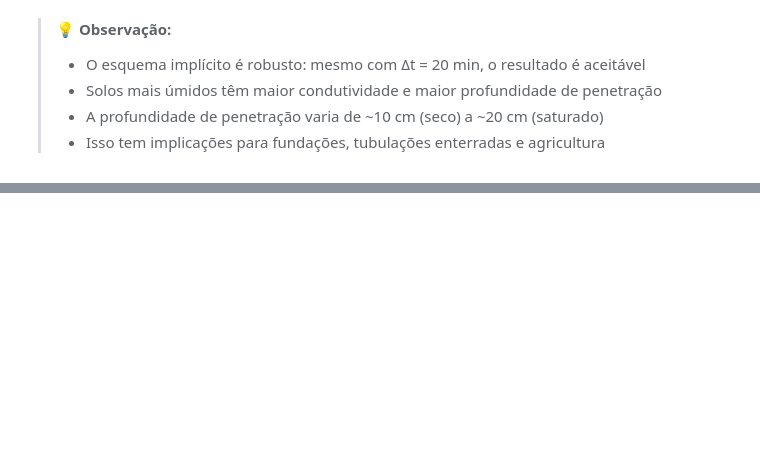
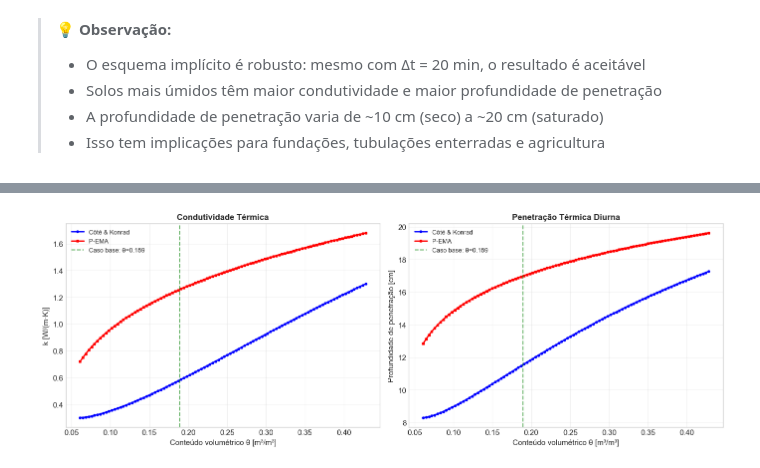
Before and after one commit to JaderLugon/fenomenos-transporte-livro, a Jupyter notebook: casos/EC_08_08_Perfil_Termico_Diurno_Solo.ipynb, the cells around one changed output, grey strips where cells are left out. Cells and saved outputs as stored; diff of their text form; code cells hidden in the pictures; blank space fills up the shorter version.

```diff
--- a/casos/EC_08_08_Perfil_Termico_Diurno_Solo.ipynb
+++ b/casos/EC_08_08_Perfil_Termico_Diurno_Solo.ipynb
@@ -708,0 +1050,85 @@ print(f'  • Solo saturado (Sr=0,95): k={k_range[-1]:.2f} W/(m·K), d={d_pen_ra
+# %%
+# ============================================================
+# IMPACTO NA PROFUNDIDADE DE PENETRAÇÃO TÉRMICA
+# ============================================================
+
+# Frequência angular (período de 24 h)
+omega = 2.0 * np.pi / 86400.0  # [rad/s]
+
+# Profundidade de penetração para cada modelo
+d_ck_range = []
+d_pema_range = []
+
+for k_val in k_ck_range:
+    alpha_val = k_val / (rho_b * c_p)
+    beta_val = np.sqrt(omega / (2.0 * alpha_val))
+    d_ck_range.append(1.0 / beta_val)
+
+for k_val in k_pema_range:
+    alpha_val = k_val / (rho_b * c_p)
+    beta_val = np.sqrt(omega / (2.0 * alpha_val))
+    d_pema_range.append(1.0 / beta_val)
+
+d_ck_range = np.array(d_ck_range)
+d_pema_range = np.array(d_pema_range)
+
+# ============================================================
+# GRÁFICO — IMPACTO NA PENETRAÇÃO TÉRMICA
+# ============================================================
+
+fig, axes = plt.subplots(1, 2, figsize=(14, 5))
+
+# Painel 1: Condutividade térmica
+axes[0].plot(theta_range, k_ck_range, 'b-o', linewidth=2, markersize=3,
+             label='Côté & Konrad')
+axes[0].plot(theta_range, k_pema_range, 'r-s', linewidth=2, markersize=3,
+             label='P-EMA')
+axes[0].axvline(theta_caso, color='g', linestyle='--', alpha=0.6,
+                label=f'Caso base: θ={theta_caso:.3f}')
+axes[0].set_xlabel('Conteúdo volumétrico θ [m³/m³]', fontsize=11)
+axes[0].set_ylabel('k [W/(m·K)]', fontsize=11)
+axes[0].set_title('Condutividade Térmica', fontsize=12, fontweight='bold')
+axes[0].legend(fontsize=9)
+axes[0].grid(True, alpha=0.3)
+
+# Painel 2: Profundidade de penetração
+axes[1].plot(theta_range, d_ck_range * 100, 'b-o', linewidth=2, markersize=3,
+             label='Côté & Konrad')
+axes[1].plot(theta_range, d_pema_range * 100, 'r-s', linewidth=2, markersize=3,
+             label='P-EMA')
+axes[1].axvline(theta_caso, color='g', linestyle='--', alpha=0.6,
+                label=f'Caso base: θ={theta_caso:.3f}')
+axes[1].set_xlabel('Conteúdo volumétrico θ [m³/m³]', fontsize=11)
+axes[1].set_ylabel('Profundidade de penetração [cm]', fontsize=11)
+axes[1].set_title('Penetração Térmica Diurna', fontsize=12, fontweight='bold')
+axes[1].legend(fontsize=9)
+axes[1].grid(True, alpha=0.3)
+
+plt.tight_layout()
+plt.show()
+
+# ============================================================
+# RESUMO QUANTITATIVO
+# ============================================================
+
+print('\n📊 IMPACTO NA PROFUNDIDADE DE PENETRAÇÃO')
+print('=' * 55)
+print(f'  θ seco  ({theta_r_vg:.3f}):')
+print(f'    • Côté & Konrad: d = {d_ck_range[0]*100:.1f} cm')
+print(f'    • P-EMA:         d = {d_pema_range[0]*100:.1f} cm')
+
+idx_caso = np.argmin(np.abs(theta_range - theta_caso))
+print(f'\n  Caso base (θ = {theta_caso:.3f}):')
+print(f'    • Côté & Konrad: d = {d_ck_range[idx_caso]*100:.1f} cm')
+print(f'    • P-EMA:         d = {d_pema_range[idx_caso]*100:.1f} cm')
+
+print(f'\n  θ saturado ({theta_s_vg:.3f}):')
+print(f'    • Côté & Konrad: d = {d_ck_range[-1]*100:.1f} cm')
+print(f'    • P-EMA:         d = {d_pema_range[-1]*100:.1f} cm')
+
+print(f'\n  → Variação total (Côté & Konrad): '
+      f'{(d_ck_range[-1] - d_ck_range[0])*100:.1f} cm')
+print(f'  → Variação total (P-EMA): '
+      f'{(d_pema_range[-1] - d_pema_range[0])*100:.1f} cm')
+# %% [output]
+[figure, added]
```
Also changed, not shown: parts of 20 cells of this notebook, 7 other files.
